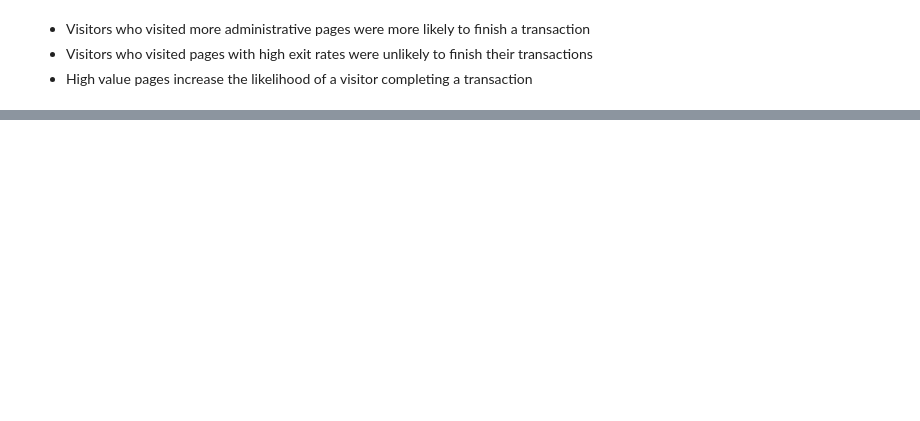
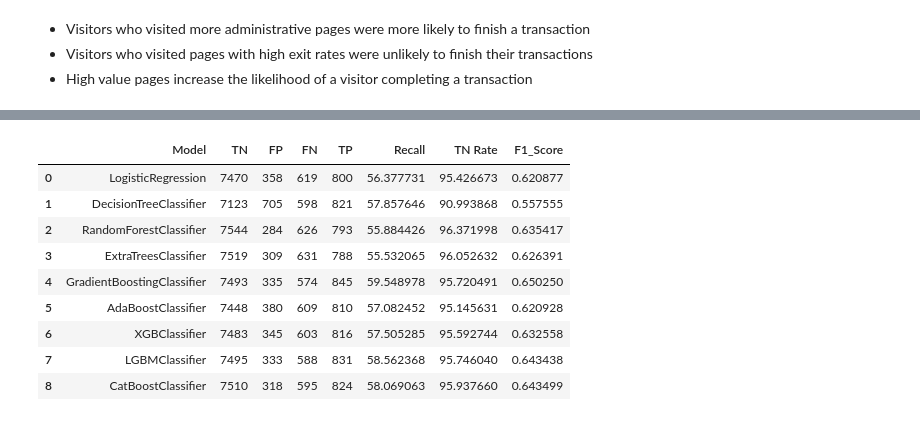
Before and after one commit to hassan-ademola/shopping_intention, a Jupyter notebook: notebook.ipynb, the cells around one changed output, grey strips where cells are left out. Cells and saved outputs as stored; diff of their text form; code cells hidden in the pictures; blank space fills up the shorter version.

```diff
--- a/notebook.ipynb
+++ b/notebook.ipynb
@@ -398,0 +643,28 @@ Wall time: 736 ms
+# %%
+model_preds = {}
+for model in models:
+    full_pipeline = Pipeline([('preprocessor',preprocessor),
+                             ('model',model)])
+    cv = cross_val_predict(full_pipeline,X_train,y_train,cv=5)
+    model_preds[model.__class__.__name__]=cv
+confusion_matrices = {model:confusion_matrix(y_train,preds) for model,preds in model_preds.items()}
+# %%
+confusion_matrices = {model:confusion_matrix(y_train,preds) for model,preds in model_preds.items()}
+results = pd.DataFrame()
+results['Model'] = list(confusion_matrices.keys())
+results[['TN','FP','FN','TP']] = [matrix.ravel() for matrix in list(confusion_matrices.values())]
+results['Recall'] = results.TP*100/(results.TP+results.FN)
+results['TN Rate'] = results.TN*100/(results.TN+results.FP)
+results['F1_Score'] =[ f1_score(y_train,preds) for preds in model_preds.values()]
+results
+# %% [output]
+|  | Model | TN | FP | FN | TP | Recall | TN Rate | F1_Score |
+| 0 | LogisticRegression | 7470 | 358 | 619 | 800 | 56.377731 | 95.426673 | 0.620877 |
+| 1 | DecisionTreeClassifier | 7123 | 705 | 598 | 821 | 57.857646 | 90.993868 | 0.557555 |
+| 2 | RandomForestClassifier | 7544 | 284 | 626 | 793 | 55.884426 | 96.371998 | 0.635417 |
+| 3 | ExtraTreesClassifier | 7519 | 309 | 631 | 788 | 55.532065 | 96.052632 | 0.626391 |
+| 4 | GradientBoostingClassifier | 7493 | 335 | 574 | 845 | 59.548978 | 95.720491 | 0.650250 |
+| 5 | AdaBoostClassifier | 7448 | 380 | 609 | 810 | 57.082452 | 95.145631 | 0.620928 |
+| 6 | XGBClassifier | 7483 | 345 | 603 | 816 | 57.505285 | 95.592744 | 0.632558 |
+| 7 | LGBMClassifier | 7495 | 333 | 588 | 831 | 58.562368 | 95.746040 | 0.643438 |
+| 8 | CatBoostClassifier | 7510 | 318 | 595 | 824 | 58.069063 | 95.937660 | 0.643499 |
```
Also changed, not shown: parts of 27 cells of this notebook, 1 other file.
